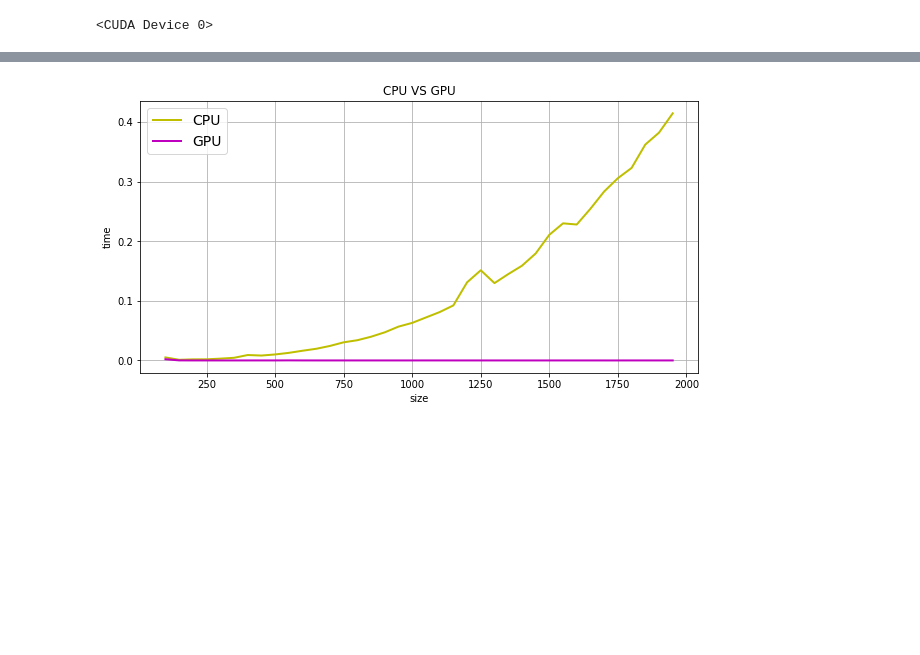
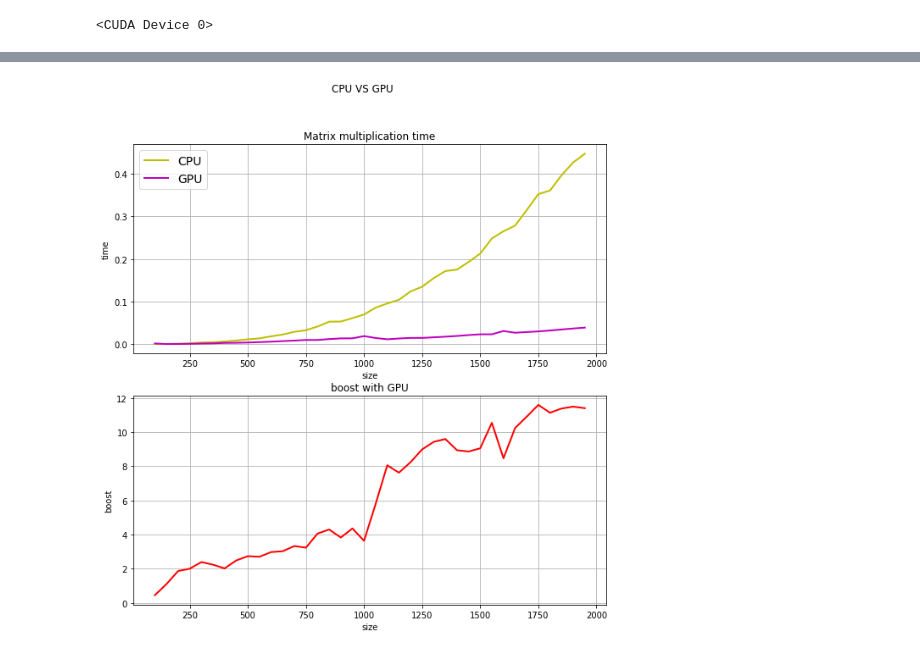
Before and after one commit to yaroslavtsepkov/colab, a Jupyter notebook: Matrix.ipynb, the cells around one changed output, grey strips where cells are left out. Cells and saved outputs as stored; diff of their text form; code cells hidden in the pictures; blank space fills up the shorter version.

```diff
--- a/Matrix.ipynb
+++ b/Matrix.ipynb
@@ -73,17 +76,21 @@ df
-# %%
-if size_list_cpu and size_list_gpu and time_list_cpu and time_list_gpu:
-    fig, ax = plt.subplots()
-    ax = plt.plot(size_list_cpu, time_list_cpu, color='y', label = 'CPU', linewidth=2)
-    ax = plt.plot(size_list_gpu, time_list_gpu, color='m', label = 'GPU', linewidth=2)
-    plt.legend(loc="upper left", fontsize=14)
-    plt.xlabel('size')
-    plt.ylabel('time')
-    plt.title('CPU VS GPU')
-    fig.set_figwidth(10)
-    fig.set_figheight(5)
-    plt.grid()
-    plt.show()
-else:
-    print('No data to build graphs')
-# %% [output]
-[figure, removed]
+# %%
+fig, (ax1, ax2) = plt.subplots(nrows=2, ncols=1, figsize=(10,10))
+fig.suptitle('CPU VS GPU')
+
+ax1.plot(df.size_of_matrix, df.time_for_CPU, color='y', label = 'CPU', linewidth=2)
+ax1.plot(df.size_of_matrix, df.time_for_GPU, color='m', label = 'GPU', linewidth=2)
+ax1.legend(loc="upper left", fontsize=14)
+ax1.set_xlabel('size')
+ax1.set_ylabel('time')
+ax1.set_title('Matrix multiplication time')
+ax1.grid()
+
+ax2.plot(df.size_of_matrix, df.boost, color='r', linewidth=2)
+ax2.set_xlabel('size')
+ax2.set_ylabel('boost')
+ax2.set_title('boost with GPU')
+ax2.grid()
+
+plt.show()
+# %% [output]
+[figure, added]
```
Also changed, not shown: parts of 4 cells of this notebook.
